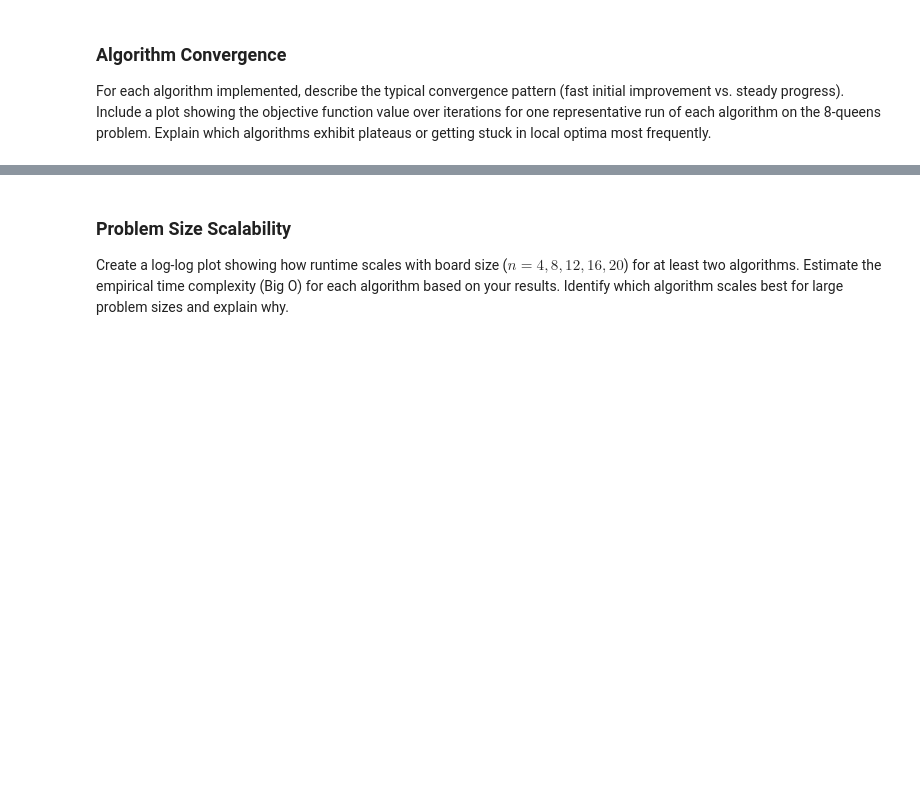
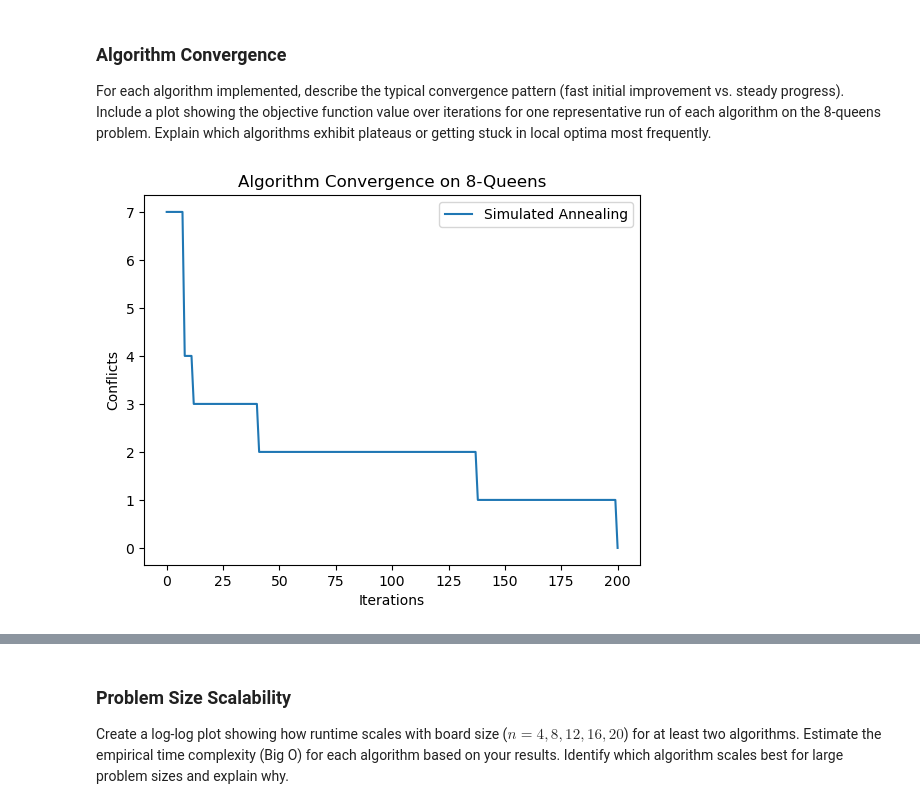
Before and after one commit to LaiTanTai/CSTTNT_NC, a Jupyter notebook: lab03/n_queens.ipynb, the cells around one changed output, grey strips where cells are left out. Saved outputs shown, nothing was run; the diff lists cells and outputs as text; code cells hidden in the pictures; blank space fills up the shorter version.

```diff
--- a/lab03/n_queens.ipynb
+++ b/lab03/n_queens.ipynb
@@ -416,0 +415,56 @@ Explain which algorithms exhibit plateaus or getting stuck in local optima most
+# %%
+# Code and description go here
+import matplotlib.pyplot as plt
+
+def track_conflicts_hc(n, max_steps=1000):
+    board = random_board(n)
+    current_conf = conflicts(board)
+    history = [current_conf]
+    steps = 0
+    while steps < max_steps and current_conf > 0:
+        neighbors = get_neighbours(board)
+        neighbor_conflicts = [conflicts(nb) for nb in neighbors]
+        min_conf = min(neighbor_conflicts)
+        if min_conf >= current_conf:
+            break
+        best_neighbor = neighbors[neighbor_conflicts.index(min_conf)]
+        board = best_neighbor
+        current_conf = min_conf
+        history.append(current_conf)
+        steps += 1
+    return history
+
+def track_conflicts_sa(n, kmax=1000, alpha=0.95):
+    s = random_board(n)
+    e = conflicts(s)
+    history = [e]
+    k = 0
+    T = tempestimation(s, conflicts)
+    while k < kmax and e > 0:
+        sn = neighbour(s)
+        en = conflicts(sn)
+        if en < e:
+            s, e = sn, en
+        else:
+            prob = math.exp((e - en) / T)
+            if random.random() < prob:
+                s, e = sn, en
+        history.append(e)
+        T = alpha * T
+        k += 1
+    return history
+
+# chạy một lần mỗi thuật toán cho N=8
+#hc_hist = track_conflicts_hc(8)
+sa_hist = track_conflicts_sa(8)
+
+# vẽ
+#plt.plot(hc_hist, label="Steepest HC")
+plt.plot(sa_hist, label="Simulated Annealing")
+plt.xlabel("Iterations")
+plt.ylabel("Conflicts")
+plt.title("Algorithm Convergence on 8-Queens")
+plt.legend()
+plt.show()
+# %% [output]
+[figure, added]
```
Also changed, not shown: parts of 5 cells of this notebook.
